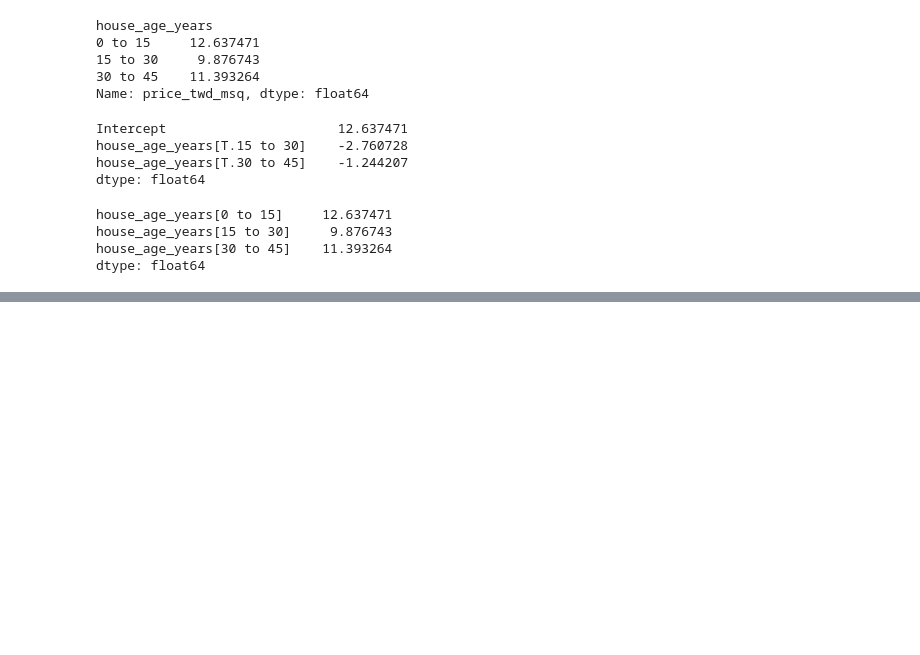
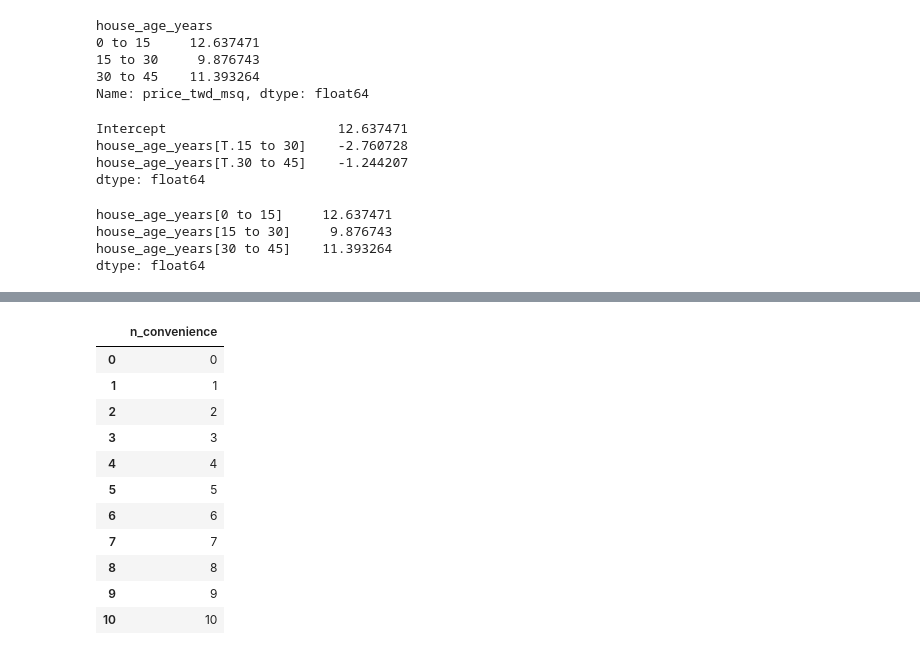
Before and after one commit to drksz/Learning-ML, a Jupyter notebook: RegressionIntro.ipynb, the cells around one changed output, grey strips where cells are left out. Saved outputs shown, nothing was run; the diff lists cells and outputs as text; code cells hidden in the pictures; blank space fills up the shorter version.

```diff
--- a/RegressionIntro.ipynb
+++ b/RegressionIntro.ipynb
@@ -125,0 +151,19 @@ dtype: float64
+# %%
+# This is a dataframe of values to be substituted into the independent variable
+# The response variable's value will be predicted accordingly
+
+independent_data = pd.DataFrame({'n_convenience':np.arange(0,11)})
+independent_data
+# %% [output]
+|  | n_convenience |
+| 0 | 0 |
+| 1 | 1 |
+| 2 | 2 |
+| 3 | 3 |
+| 4 | 4 |
+| 5 | 5 |
+| 6 | 6 |
+| 7 | 7 |
+| 8 | 8 |
+| 9 | 9 |
+| 10 | 10 |
```
Also changed, not shown: parts of 7 cells of this notebook.
